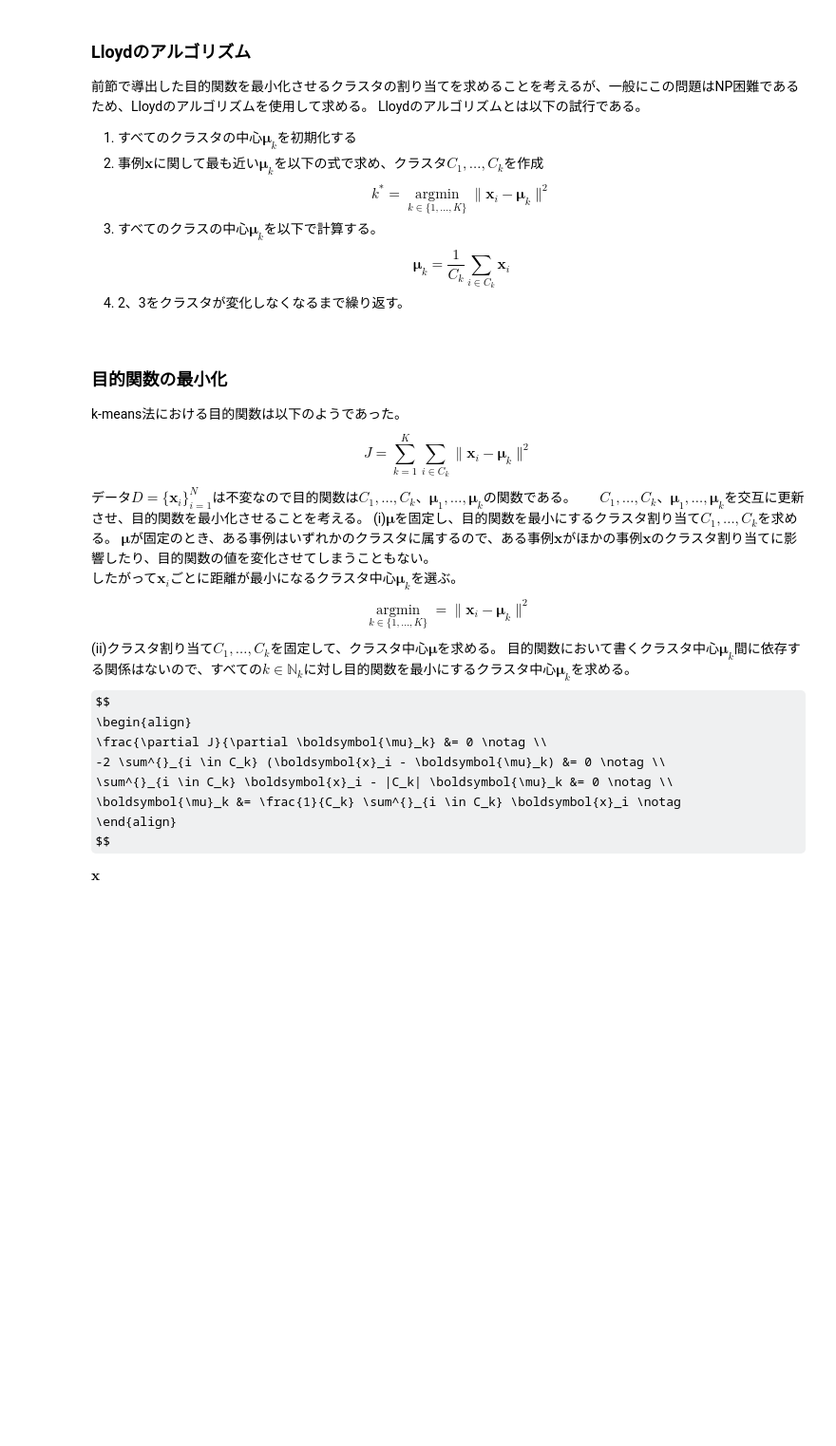
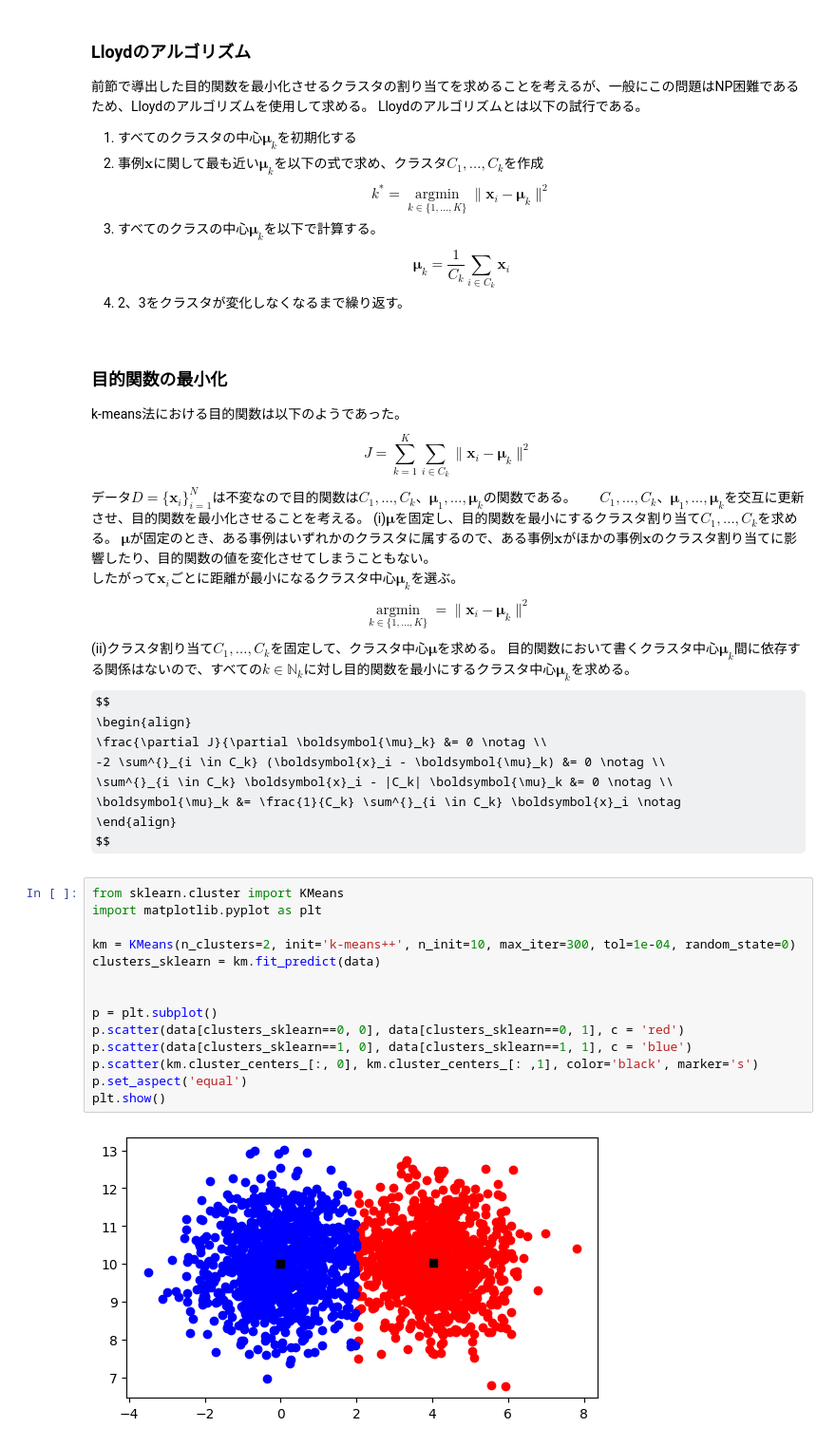
Before and after one commit to aice-ice/Senior-project, a Jupyter notebook: non-hierarchical_cluster_analysis.ipynb, the cells around one changed output. Shown at 95% size. Cells and saved outputs as stored; diff of their text form; some formulas as TeX source; blank space fills up the shorter version.

```diff
--- a/non-hierarchical_cluster_analysis.ipynb
+++ b/non-hierarchical_cluster_analysis.ipynb
@@ -58,5 +83,19 @@ $$
 \boldsymbol{\mu}_k &= \frac{1}{C_k} \sum^{}_{i \in C_k} \boldsymbol{x}_i \notag
 \end{align}
 $$
-
-$\pmb{x}$
+# %%
+from sklearn.cluster import KMeans
+import matplotlib.pyplot as plt
+
+km = KMeans(n_clusters=2, init='k-means++', n_init=10, max_iter=300, tol=1e-04, random_state=0)
+clusters_sklearn = km.fit_predict(data)
+
+
+p = plt.subplot()
+p.scatter(data[clusters_sklearn==0, 0], data[clusters_sklearn==0, 1], c = 'red')
+p.scatter(data[clusters_sklearn==1, 0], data[clusters_sklearn==1, 1], c = 'blue')
+p.scatter(km.cluster_centers_[:, 0], km.cluster_centers_[: ,1], color='black', marker='s')
+p.set_aspect('equal')
+plt.show()
+# %% [output]
+[figure, added]
```
Also changed, not shown: parts of 1 cell of this notebook.
